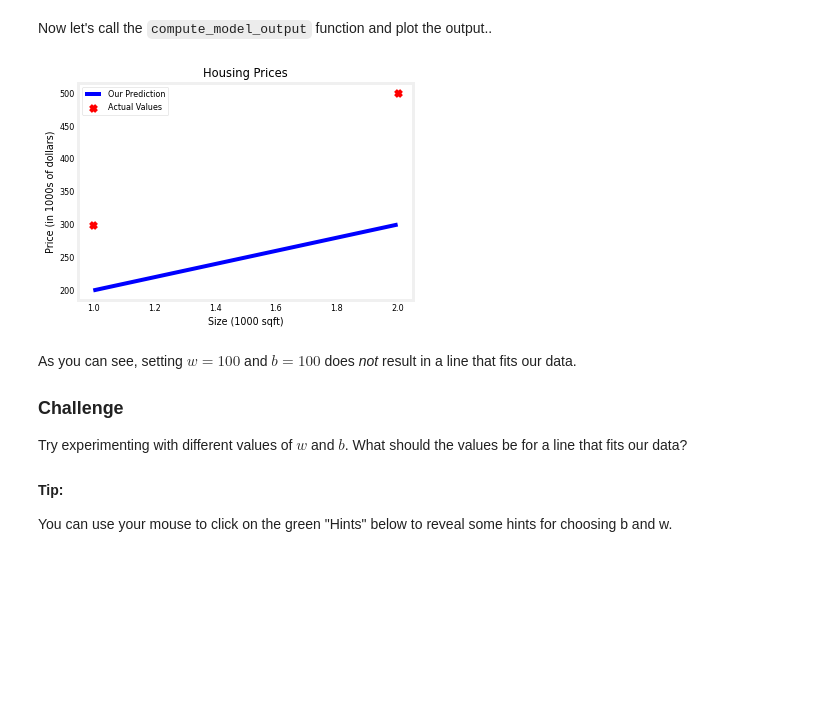
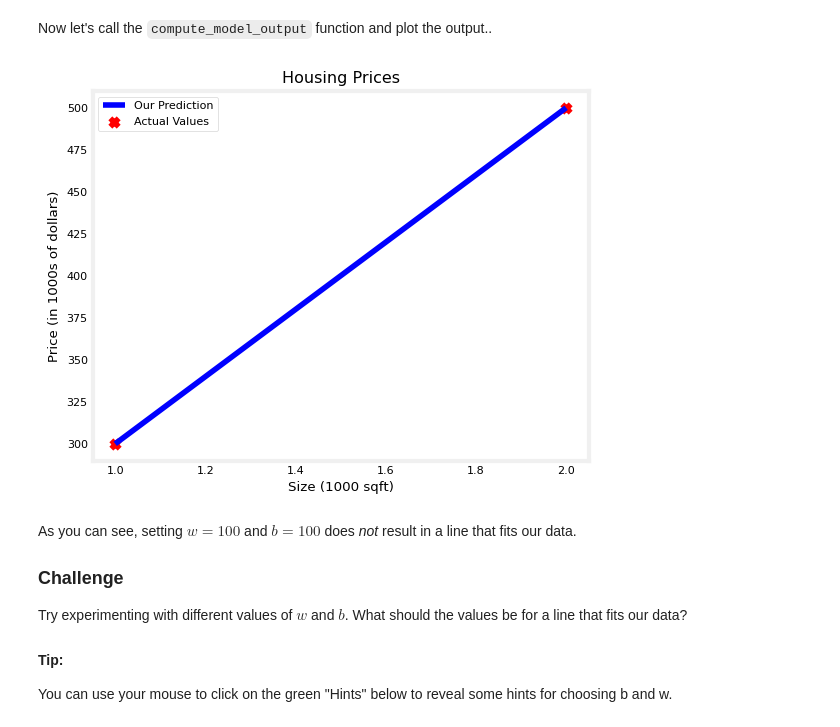
Before and after one commit to arafatm/coursera-machine-learning, a Jupyter notebook: code/C1_W1_Lab02_Model_Representation_Soln.ipynb, the cells around one changed output. Cells and saved outputs as stored; diff of their text form; code cells hidden in the pictures; blank space fills up the shorter version.

```diff
--- a/code/C1_W1_Lab02_Model_Representation_Soln.ipynb
+++ b/code/C1_W1_Lab02_Model_Representation_Soln.ipynb
@@ -164,24 +170,27 @@ def compute_model_output(x, w, b):
 # %% [markdown]
 Now let's call the `compute_model_output` function and plot the output..
 # %%
+w=200
+b=100
+
 tmp_f_wb = compute_model_output(x_train, w, b,)
 
 # Plot our model prediction
 plt.plot(x_train, tmp_f_wb, c='b',label='Our Prediction')
 
 # Plot the data points
 plt.scatter(x_train, y_train, marker='x', c='r',label='Actual Values')
 
 # Set the title
 plt.title("Housing Prices")
 # Set the y-axis label
 plt.ylabel('Price (in 1000s of dollars)')
 # Set the x-axis label
 plt.xlabel('Size (1000 sqft)')
 plt.legend()
 plt.show()
 # %% [output]
-[figure, old version]
+[figure, new version]
 # %% [markdown]
 As you can see, setting $w = 100$ and $b = 100$ does *not* result in a line that fits our data.
 
```
Also changed, not shown: parts of 5 cells of this notebook.
